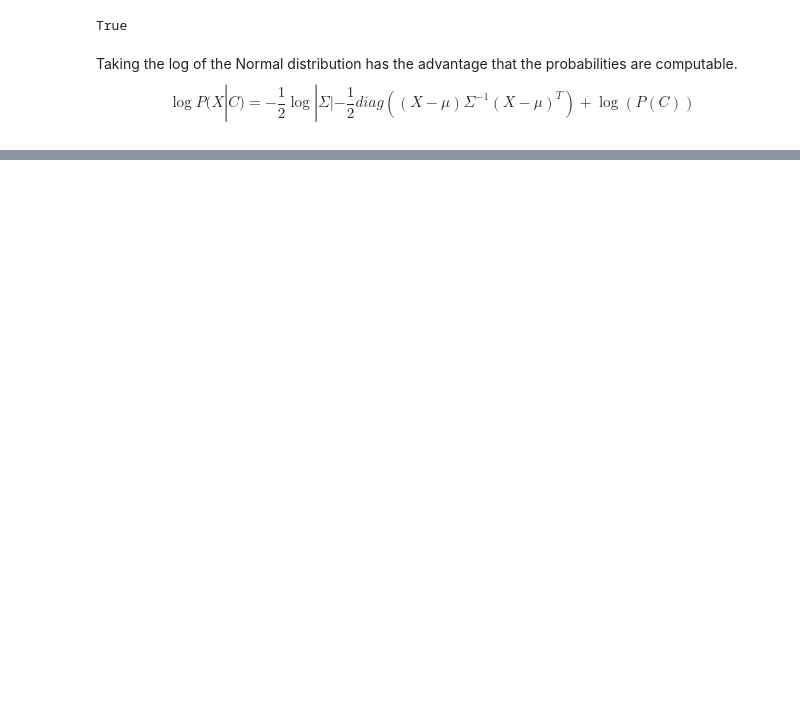
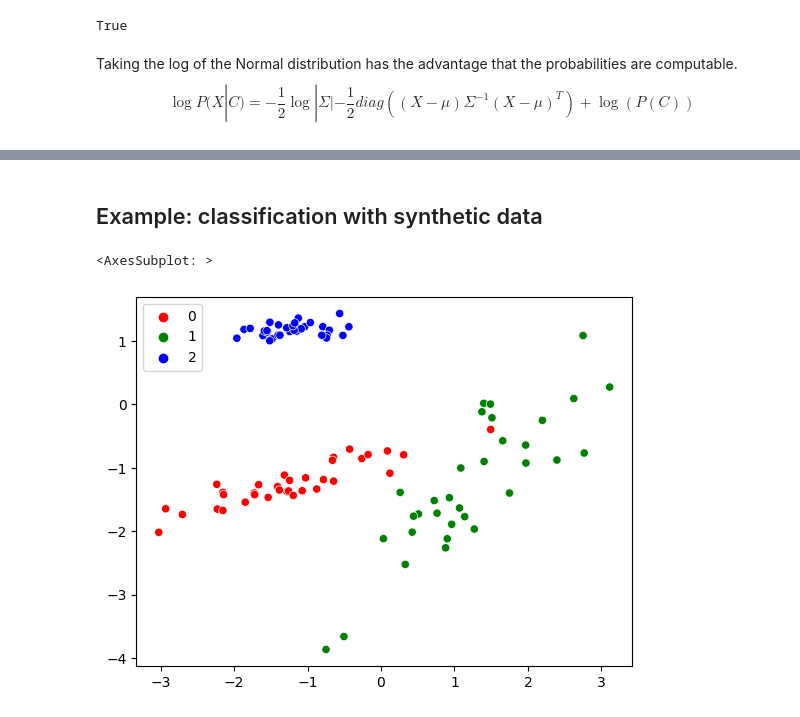
Before and after one commit to Janko-dev/ml_notebooks, a Jupyter notebook: notebooks/multivariate.ipynb, the cells around one changed output, grey strips where cells are left out. Saved outputs shown, nothing was run; the diff lists cells and outputs as text; code cells hidden in the pictures; blank space fills up the shorter version.

Commit message:
multivariate classification methods

```diff
--- a/notebooks/multivariate.ipynb
+++ b/notebooks/multivariate.ipynb
@@ -334,0 +400,20 @@ err, acc
+# %% [markdown]
+## Example: classification with synthetic data
+# %%
+from sklearn.datasets import make_classification
+
+X, Y = make_classification(
+    n_samples=100,
+    n_features=2,
+    n_informative=2,
+    n_redundant=0,
+    n_repeated=0,
+    n_classes=3,
+    n_clusters_per_class=1,
+    class_sep=1.2
+)
+
+sns.scatterplot(x=X[:, 0], y=X[:, 1], hue=Y, palette=['r', 'g', 'b'])
+# %% [output]
+<AxesSubplot: >
+[figure, added]
```
Also changed, not shown: parts of 24 cells of this notebook, 1 other file.
